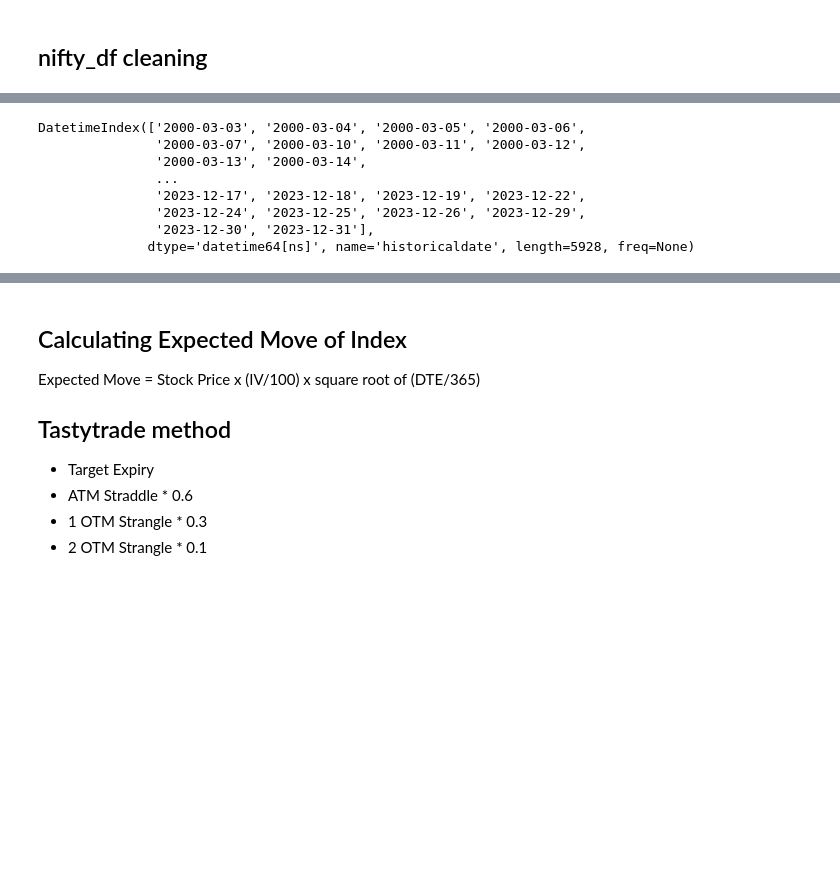
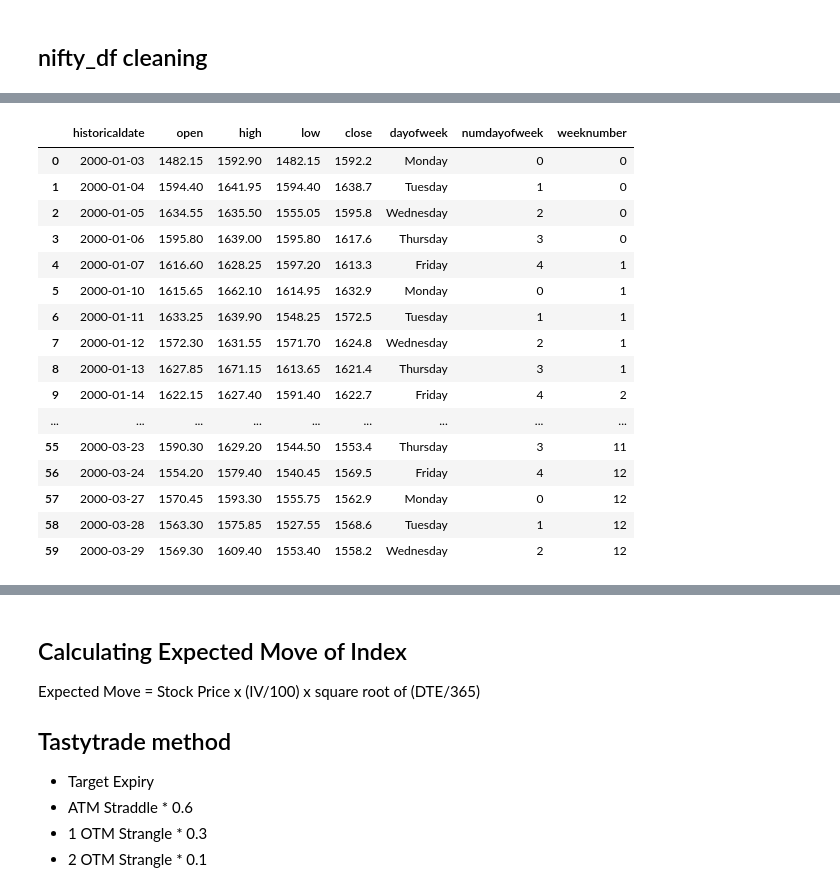
Before and after one commit to shankar58989/NiftyOptionsStrategyExperiment, a Jupyter notebook: notebooks/DataImportNotebook.ipynb, the cells around one changed output, grey strips where cells are left out. Drawn from its saved outputs; the diff is of its cells as text; code cells hidden in the pictures; blank space fills up the shorter version.

```diff
--- a/notebooks/DataImportNotebook.ipynb
+++ b/notebooks/DataImportNotebook.ipynb
@@ -539,15 +483,0 @@ nifty_df.sort_index(inplace=True)
-# %%
-# Create a new variable named targetexpiry. Its value should be the date of the nearest Thursday 60 days from today on the lowerside of the month
-# nifty_df['targetexpiry'] = nifty_df.index + pd.DateOffset(60)
-nifty_df.index + pd.DateOffset(60)
-
-#
-# %% [output]
-DatetimeIndex(['2000-03-03', '2000-03-04', '2000-03-05', '2000-03-06',
-               '2000-03-07', '2000-03-10', '2000-03-11', '2000-03-12',
-               '2000-03-13', '2000-03-14',
-               ...
-               '2023-12-17', '2023-12-18', '2023-12-19', '2023-12-22',
-               '2023-12-24', '2023-12-25', '2023-12-26', '2023-12-29',
-               '2023-12-30', '2023-12-31'],
-              dtype='datetime64[ns]', name='historicaldate', length=5928, freq=None)
@@ -557,3 +503,23 @@ DatetimeIndex(['2000-03-03', '2000-03-04', '2000-03-05', '2000-03-06',
+# %%
+nifty_df[0:60]
+# %% [output]
+|  | historicaldate | open | high | low | close | dayofweek | numdayofweek | weeknumber |
+| 0 | 2000-01-03 | 1482.15 | 1592.90 | 1482.15 | 1592.2 | Monday | 0 | 0 |
+| 1 | 2000-01-04 | 1594.40 | 1641.95 | 1594.40 | 1638.7 | Tuesday | 1 | 0 |
+| 2 | 2000-01-05 | 1634.55 | 1635.50 | 1555.05 | 1595.8 | Wednesday | 2 | 0 |
+| 3 | 2000-01-06 | 1595.80 | 1639.00 | 1595.80 | 1617.6 | Thursday | 3 | 0 |
+| 4 | 2000-01-07 | 1616.60 | 1628.25 | 1597.20 | 1613.3 | Friday | 4 | 1 |
+| 5 | 2000-01-10 | 1615.65 | 1662.10 | 1614.95 | 1632.9 | Monday | 0 | 1 |
+| 6 | 2000-01-11 | 1633.25 | 1639.90 | 1548.25 | 1572.5 | Tuesday | 1 | 1 |
+| 7 | 2000-01-12 | 1572.30 | 1631.55 | 1571.70 | 1624.8 | Wednesday | 2 | 1 |
+| 8 | 2000-01-13 | 1627.85 | 1671.15 | 1613.65 | 1621.4 | Thursday | 3 | 1 |
+| 9 | 2000-01-14 | 1622.15 | 1627.40 | 1591.40 | 1622.7 | Friday | 4 | 2 |
+| ... | ... | ... | ... | ... | ... | ... | ... | ... |
+| 55 | 2000-03-23 | 1590.30 | 1629.20 | 1544.50 | 1553.4 | Thursday | 3 | 11 |
+| 56 | 2000-03-24 | 1554.20 | 1579.40 | 1540.45 | 1569.5 | Friday | 4 | 12 |
+| 57 | 2000-03-27 | 1570.45 | 1593.30 | 1555.75 | 1562.9 | Monday | 0 | 12 |
+| 58 | 2000-03-28 | 1563.30 | 1575.85 | 1527.55 | 1568.6 | Tuesday | 1 | 12 |
+| 59 | 2000-03-29 | 1569.30 | 1609.40 | 1553.40 | 1558.2 | Wednesday | 2 | 12 |
 # %%
 nifty_df
 # %% [output]
```
Also changed, not shown: parts of 30 cells of this notebook.
